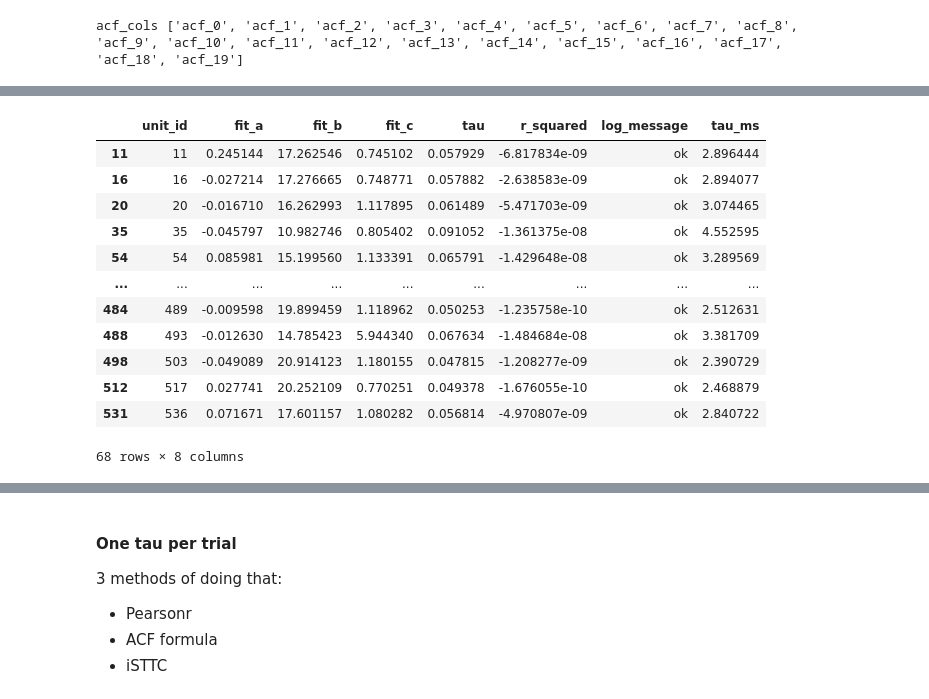
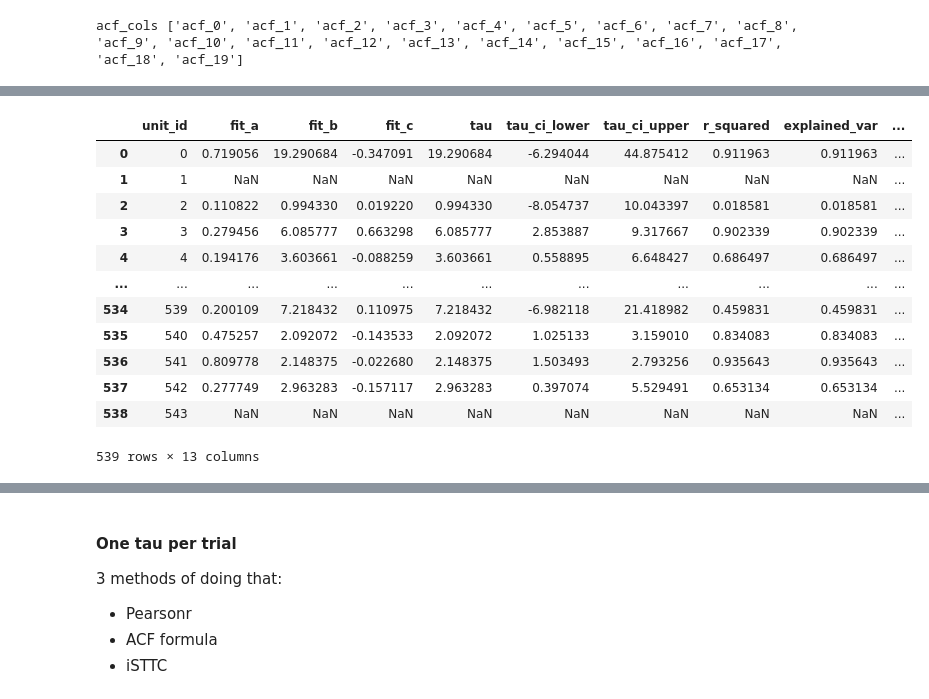
Before and after one commit to iinnpp/isttc, a Jupyter notebook: notebooks/monkey/calculate_tau.ipynb, the cells around one changed output, grey strips where cells are left out. Drawn from its saved outputs; the diff is of its cells as text; code cells hidden in the pictures.

```diff
--- a/notebooks/monkey/calculate_tau.ipynb
+++ b/notebooks/monkey/calculate_tau.ipynb
@@ -46,13 +52,15 @@ def calc_tau_per_unit(acf_df_, acf_cols_, start_idx_):
 
     results = [fit_single_exp(acf_2d[i, :], start_idx_, func_single_exp_monkey) for i in range(n_units)]
 
-    fit_popt_a, fit_popt_b, fit_popt_c, fit_tau, fit_r_squared, fit_log_message = zip(*[
-        (popt[0] if isinstance(popt, np.ndarray) else np.nan,
-         popt[1] if isinstance(popt, np.ndarray) else np.nan,
-         popt[2] if isinstance(popt, np.ndarray) else np.nan,
-         tau, r_squared, log_msg)
-        for popt, _, tau, r_squared, log_msg in results
+    fit_popt_a, fit_popt_b, fit_popt_c, fit_tau, tau_ci_lower, tau_ci_upper, fit_r_squared, explained_var, fit_log_message = zip(*[
+        (fit_popt[0] if isinstance(fit_popt, np.ndarray) else np.nan,
+         fit_popt[1] if isinstance(fit_popt, np.ndarray) else np.nan,
+         fit_popt[2] if isinstance(fit_popt, np.ndarray) else np.nan,
+         tau, tau_ci[0], tau_ci[1], fit_r_squared, explained_var, log_msg)
+        for fit_popt, _, tau, tau_ci, fit_r_squared, explained_var, log_msg in results
     ])
+
+    # fit_popt, fit_pcov, tau, tau_ci, fit_r_squared, explained_var, log_message
 
     tau_df = pd.DataFrame({
         'unit_id': acf_df_['unit_id'].values,
@@ -60,11 +68,14 @@ def calc_tau_per_unit(acf_df_, acf_cols_, start_idx_):
         'fit_b': fit_popt_b,
         'fit_c': fit_popt_c,
         'tau': fit_tau,
+        'tau_ci_lower': tau_ci_lower,
+        'tau_ci_upper': tau_ci_upper,
         'r_squared': fit_r_squared,
+        'explained_var': explained_var,
         'log_message': fit_log_message
     })
 
-    float_cols = ['fit_a', 'fit_b', 'fit_c', 'tau', 'r_squared']
+    float_cols = ['fit_a', 'fit_b', 'fit_c', 'tau', 'r_squared','explained_var', 'tau_ci_lower', 'tau_ci_upper']
     tau_df[float_cols] = tau_df[float_cols].astype(float)
 
     return tau_df
@@ -93,18 +104,24 @@ area = 'pfdl'
 pearsonr_trial_avg_df = pd.read_pickle(results_folder + 'binned\\' + area + '\\acf\\acf_pearsonr_trial_avg_1000ms_' + empty_suffix + '_empty_50ms_20lags_df.pkl')
 tau_pearsonr_trial_avg_df = calc_tau_per_unit(pearsonr_trial_avg_df, acf_cols, start_idx_=1)
 tau_pearsonr_trial_avg_df['tau_ms'] = tau_pearsonr_trial_avg_df['tau'] * bin_size
+tau_pearsonr_trial_avg_df['tau_ci_lower_ms'] = tau_pearsonr_trial_avg_df['tau_ci_lower'] * bin_size
+tau_pearsonr_trial_avg_df['tau_ci_upper_ms'] = tau_pearsonr_trial_avg_df['tau_ci_upper'] * bin_size
 tau_pearsonr_trial_avg_df.to_pickle(results_folder + 'binned\\' + area + '\\taus\\tau_pearsonr_trial_avg_1000ms_' + empty_suffix + '_empty_50ms_20lags_df.pkl')
 
 # sttc trial avg
 sttc_trial_avg_df = pd.read_pickle(results_folder + 'non_binned\\' + area + '\\acf\\acf_sttc_trial_avg_1000ms_' + empty_suffix + '_empty_50ms_20lags_df.pkl')
 tau_sttc_trial_avg_df = calc_tau_per_unit(sttc_trial_avg_df, acf_cols, start_idx_=1)
 tau_sttc_trial_avg_df['tau_ms'] = tau_sttc_trial_avg_df['tau'] * bin_size
+tau_sttc_trial_avg_df['tau_ci_lower_ms'] = tau_sttc_trial_avg_df['tau_ci_lower'] * bin_size
+tau_sttc_trial_avg_df['tau_ci_upper_ms'] = tau_sttc_trial_avg_df['tau_ci_upper'] * bin_size
 tau_sttc_trial_avg_df.to_pickle(results_folder + 'non_binned\\' + area + '\\taus\\tau_sttc_trial_avg_1000ms_' + empty_suffix + '_empty_50ms_20lags_df.pkl')
 
 # sttc trial concat
 sttc_trial_concat_df = pd.read_pickle(results_folder + 'non_binned\\' + area + '\\acf\\acf_sttc_trial_concat_1000ms_' + empty_suffix + '_empty_50ms_20lags_df.pkl')
 tau_sttc_trial_concat_df = calc_tau_per_unit(sttc_trial_concat_df, acf_cols, start_idx_=1)
 tau_sttc_trial_concat_df['tau_ms'] = tau_sttc_trial_concat_df['tau'] * bin_size
+tau_sttc_trial_concat_df['tau_ci_lower_ms'] = tau_sttc_trial_concat_df['tau_ci_lower'] * bin_size
+tau_sttc_trial_concat_df['tau_ci_upper_ms'] = tau_sttc_trial_concat_df['tau_ci_upper'] * bin_size
 tau_sttc_trial_concat_df.to_pickle(results_folder + 'non_binned\\' + area + '\\taus\\tau_sttc_trial_concat_1000ms_' + empty_suffix + '_empty_50ms_20lags_df.pkl')
 # %% [output]
 Calculating taus for (539, 20)
@@ -143,19 +160,19 @@ tau_pearsonr_trial_avg_df
 # %%
-tau_sttc_trial_concat_df.query('r_squared < 0')
+tau_pearsonr_trial_avg_df
 # %% [output]
-|  | unit_id | fit_a | fit_b | fit_c | tau | r_squared | log_message | tau_ms |
-| 11 | 11 | 0.245144 | 17.262546 | 0.745102 | 0.057929 | -6.817834e-09 | ok | 2.896444 |
-| 16 | 16 | -0.027214 | 17.276665 | 0.748771 | 0.057882 | -2.638583e-09 | ok | 2.894077 |
-| 20 | 20 | -0.016710 | 16.262993 | 1.117895 | 0.061489 | -5.471703e-09 | ok | 3.074465 |
-| 35 | 35 | -0.045797 | 10.982746 | 0.805402 | 0.091052 | -1.361375e-08 | ok | 4.552595 |
-| 54 | 54 | 0.085981 | 15.199560 | 1.133391 | 0.065791 | -1.429648e-08 | ok | 3.289569 |
-| ... | ... | ... | ... | ... | ... | ... | ... | ... |
-| 484 | 489 | -0.009598 | 19.899459 | 1.118962 | 0.050253 | -1.235758e-10 | ok | 2.512631 |
-| 488 | 493 | -0.012630 | 14.785423 | 5.944340 | 0.067634 | -1.484684e-08 | ok | 3.381709 |
-| 498 | 503 | -0.049089 | 20.914123 | 1.180155 | 0.047815 | -1.208277e-09 | ok | 2.390729 |
-| 512 | 517 | 0.027741 | 20.252109 | 0.770251 | 0.049378 | -1.676055e-10 | ok | 2.468879 |
-| 531 | 536 | 0.071671 | 17.601157 | 1.080282 | 0.056814 | -4.970807e-09 | ok | 2.840722 |
+|  | unit_id | fit_a | fit_b | fit_c | tau | tau_ci_lower | tau_ci_upper | r_squared | explained_var | ... |
+| 0 | 0 | 0.719056 | 19.290684 | -0.347091 | 19.290684 | -6.294044 | 44.875412 | 0.911963 | 0.911963 | ... |
+| 1 | 1 | NaN | NaN | NaN | NaN | NaN | NaN | NaN | NaN | ... |
+| 2 | 2 | 0.110822 | 0.994330 | 0.019220 | 0.994330 | -8.054737 | 10.043397 | 0.018581 | 0.018581 | ... |
+| 3 | 3 | 0.279456 | 6.085777 | 0.663298 | 6.085777 | 2.853887 | 9.317667 | 0.902339 | 0.902339 | ... |
+| 4 | 4 | 0.194176 | 3.603661 | -0.088259 | 3.603661 | 0.558895 | 6.648427 | 0.686497 | 0.686497 | ... |
+| ... | ... | ... | ... | ... | ... | ... | ... | ... | ... | ... |
+| 534 | 539 | 0.200109 | 7.218432 | 0.110975 | 7.218432 | -6.982118 | 21.418982 | 0.459831 | 0.459831 | ... |
+| 535 | 540 | 0.475257 | 2.092072 | -0.143533 | 2.092072 | 1.025133 | 3.159010 | 0.834083 | 0.834083 | ... |
+| 536 | 541 | 0.809778 | 2.148375 | -0.022680 | 2.148375 | 1.503493 | 2.793256 | 0.935643 | 0.935643 | ... |
+| 537 | 542 | 0.277749 | 2.963283 | -0.157117 | 2.963283 | 0.397074 | 5.529491 | 0.653134 | 0.653134 | ... |
+| 538 | 543 | NaN | NaN | NaN | NaN | NaN | NaN | NaN | NaN | ... |
-68 rows × 8 columns
+539 rows × 13 columns
 # %%
 area = 'pfp'
 
```
Also changed, not shown: parts of 12 cells of this notebook, 3 other files.
